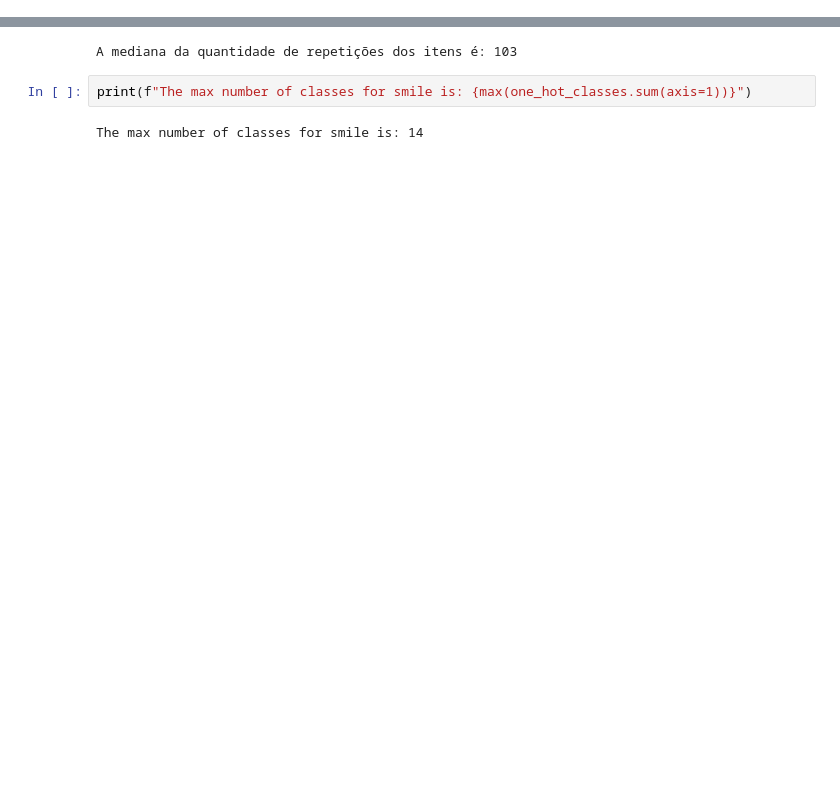
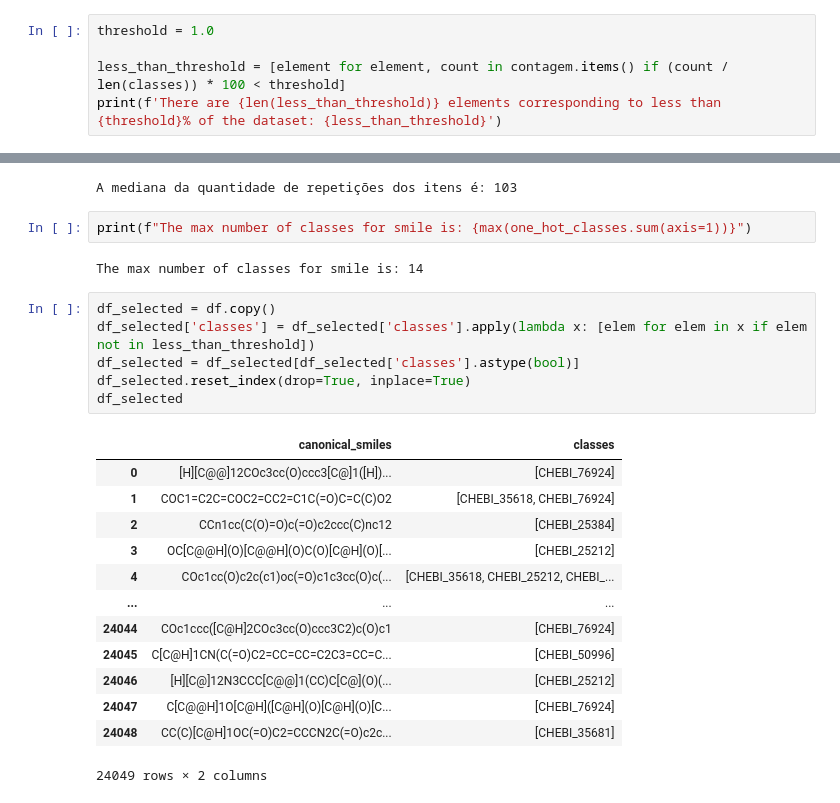
Before and after one commit to barbieriht/Smiles-cGAN, a Jupyter notebook: data_process.ipynb, the cells around one changed output, grey strips where cells are left out. Saved outputs shown, nothing was run; the diff lists cells and outputs as text; blank space fills up the shorter version.

Commit message:
added smiles selection feature

```diff
--- a/data_process.ipynb
+++ b/data_process.ipynb
@@ -249,0 +253,5 @@ O item menos comum é: CHEBI_26469, ocorrendo 1 vez.
+# %%
+threshold = 1.0
+
+less_than_threshold = [element for element, count in contagem.items() if (count / len(classes)) * 100 < threshold]
+print(f'There are {len(less_than_threshold)} elements corresponding to less than {threshold}% of the dataset: {less_than_threshold}')
@@ -263,3 +273,23 @@ A mediana da quantidade de repetições dos itens é: 103
 print(f"The max number of classes for smile is: {max(one_hot_classes.sum(axis=1))}")
 # %% [output]
 The max number of classes for smile is: 14
+# %%
+df_selected = df.copy()
+df_selected['classes'] = df_selected['classes'].apply(lambda x: [elem for elem in x if elem not in less_than_threshold])
+df_selected = df_selected[df_selected['classes'].astype(bool)]
+df_selected.reset_index(drop=True, inplace=True)
+df_selected
+# %% [output]
+|  | canonical_smiles | classes |
+| 0 | [H][C@@]12COc3cc(O)ccc3[C@]1([H])... | [CHEBI_76924] |
+| 1 | COC1=C2C=COC2=CC2=C1C(=O)C=C(C)O2 | [CHEBI_35618, CHEBI_76924] |
+| 2 | CCn1cc(C(O)=O)c(=O)c2ccc(C)nc12 | [CHEBI_25384] |
+| 3 | OC[C@@H](O)[C@@H](O)C(O)[C@H](O)[... | [CHEBI_25212] |
+| 4 | COc1cc(O)c2c(c1)oc(=O)c1c3cc(O)c(... | [CHEBI_35618, CHEBI_25212, CHEBI_... |
+| ... | ... | ... |
+| 24044 | COc1ccc([C@H]2COc3cc(O)ccc3C2)c(O)c1 | [CHEBI_76924] |
+| 24045 | C[C@H]1CN(C(=O)C2=CC=CC=C2C3=CC=C... | [CHEBI_50996] |
+| 24046 | [H][C@]12N3CCC[C@@]1(CC)C[C@](O)(... | [CHEBI_25212] |
+| 24047 | C[C@@H]1O[C@H]([C@H](O)[C@H](O)[C... | [CHEBI_76924] |
+| 24048 | CC(C)[C@H]1OC(=O)C2=CCCN2C(=O)c2c... | [CHEBI_35681] |
+24049 rows × 2 columns
```
Also changed, not shown: parts of 7 cells of this notebook.
